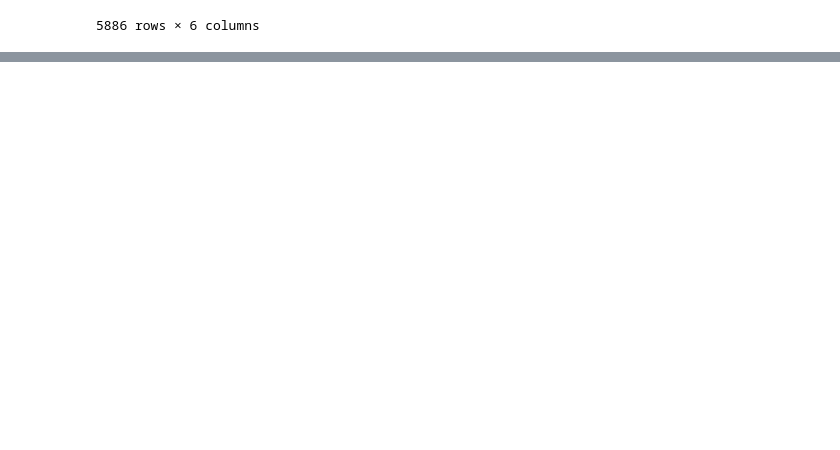
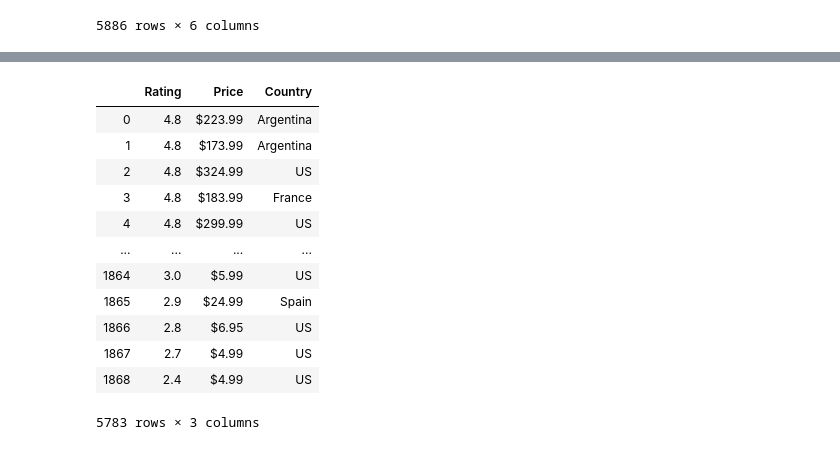
Before and after one commit to mybluebit/DA-BC-Project-One, a Jupyter notebook: Untitled.ipynb, the cells around one changed output, grey strips where cells are left out. Drawn from its saved outputs; the diff is of its cells as text; code cells hidden in the pictures; blank space fills up the shorter version.

```diff
--- a/Untitled.ipynb
+++ b/Untitled.ipynb
@@ -94,0 +112,18 @@ See the caveats in the documentation: http://pandas.pydata.org/pandas-docs/stabl
+# %%
+#Remove " View Shop" prices
+merged_df_5 = merged_df_4[merged_df_4.Price.str.contains("View shops") == False]
+merged_df_5
+# %% [output]
+|  | Rating | Price | Country |
+| 0 | 4.8 | $223.99 | Argentina |
+| 1 | 4.8 | $173.99 | Argentina |
+| 2 | 4.8 | $324.99 | US |
+| 3 | 4.8 | $183.99 | France |
+| 4 | 4.8 | $299.99 | US |
+| ... | ... | ... | ... |
+| 1864 | 3.0 | $5.99 | US |
+| 1865 | 2.9 | $24.99 | Spain |
+| 1866 | 2.8 | $6.95 | US |
+| 1867 | 2.7 | $4.99 | US |
+| 1868 | 2.4 | $4.99 | US |
+5783 rows × 3 columns
```
Also changed, not shown: parts of 17 cells of this notebook.
